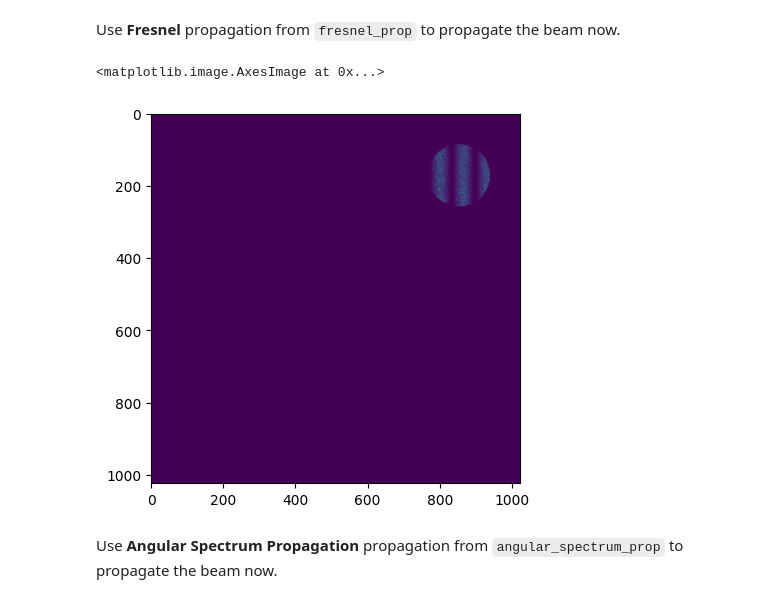
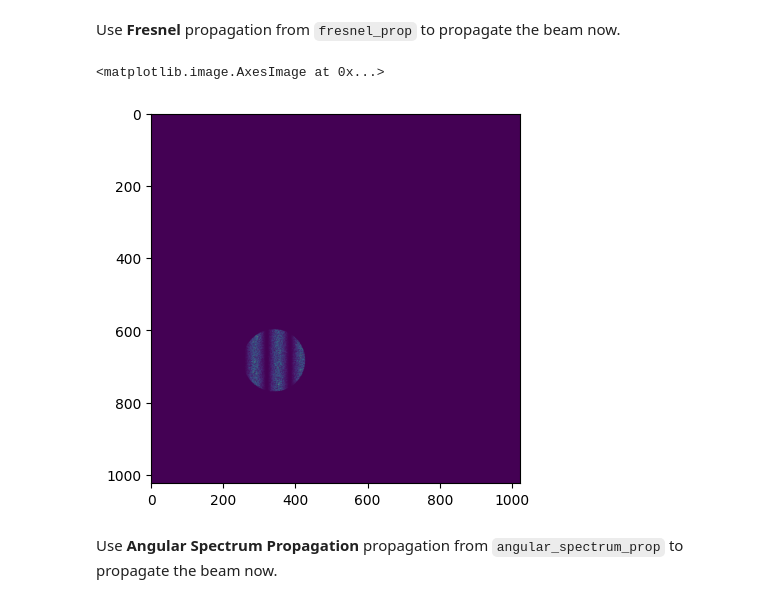
Before and after one commit to debangshu-mukherjee/janssen, a Jupyter notebook: tutorials/Diffractogram.ipynb, the cells around one changed output. Cells and saved outputs as stored; diff of their text form; code cells hidden in the pictures.

```diff
--- a/tutorials/Diffractogram.ipynb
+++ b/tutorials/Diffractogram.ipynb
@@ -22,12 +22,12 @@ plt.imshow(random_image)
 # %%
 make_optical_wavefront = jax.jit(jns.utils.make_optical_wavefront)
 make_sample_function = jax.jit(jns.utils.make_sample_function)
-linear_interaction = jax.jit(jns.simul.linear_interaction)
-optical_zoom = jax.jit(jns.lenses.optical_zoom)
-circular_aperture = jax.jit(jns.simul.circular_aperture)
-fraunhofer_prop = jax.jit(jns.lenses.fraunhofer_prop)
-fresnel_prop = jax.jit(jns.lenses.fresnel_prop)
-angular_spectrum_prop = jax.jit(jns.lenses.angular_spectrum_prop)
+linear_interaction = jax.jit(jns.scopes.linear_interaction)
+optical_zoom = jax.jit(jns.prop.optical_zoom)
+circular_aperture = jax.jit(jns.optics.circular_aperture)
+fraunhofer_prop = jax.jit(jns.prop.fraunhofer_prop)
+fresnel_prop = jax.jit(jns.prop.fresnel_prop)
+angular_spectrum_prop = jax.jit(jns.prop.angular_spectrum_prop)
 # %% [markdown]
 ### Create the optical wavefront from the random image.
 # %%
@@ -96,11 +102,11 @@ plt.imshow(jnp.abs(at_camera_fraunhofer.field)**2)
 # %% [markdown]
 Use **Fresnel** propagation from `fresnel_prop` to propagate the beam now.
 # %%
-at_camera_fresnel = fresnel_prop(after_aperture, 0.1)
+at_camera_fresnel = jns.prop.fresnel_prop(after_aperture, 1)
 plt.imshow(jnp.abs(at_camera_fresnel.field)**2)
 # %% [output]
 <matplotlib.image.AxesImage at 0x...>
-[figure, old version]
+[figure, new version]
 # %% [markdown]
 Use **Angular Spectrum Propagation** propagation from `angular_spectrum_prop` to propagate the beam now.
 # %%
```
Also changed, not shown: parts of 3 cells of this notebook, 7 other files.
